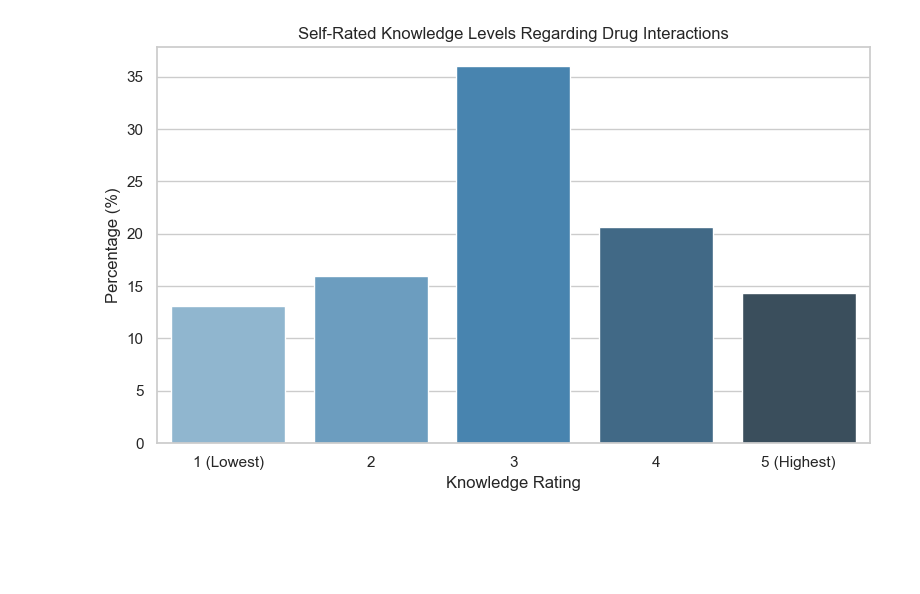
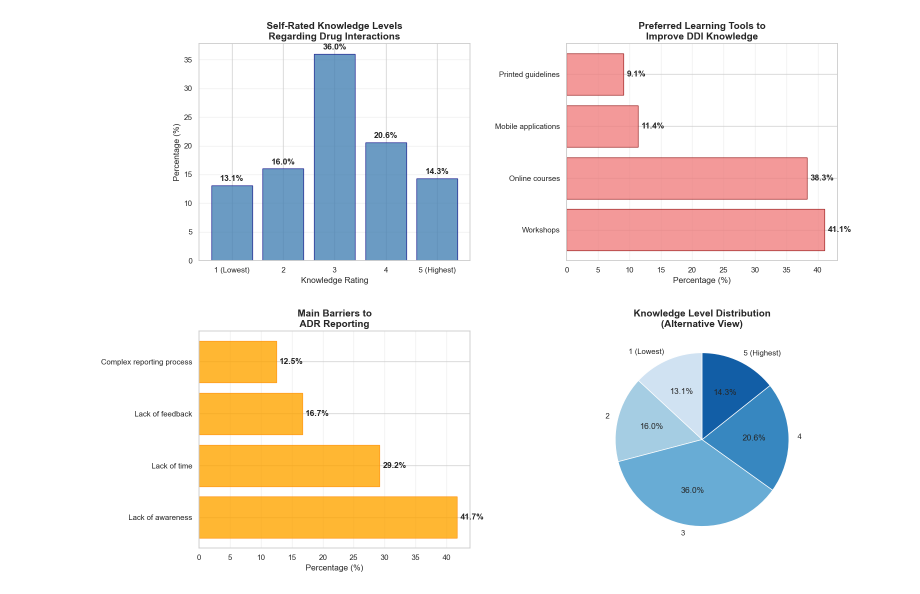
Before and after one commit to ahmedllshafiey/Drug-Interactions-Analysis, a Jupyter notebook: Notebook.ipynb, the cells around one changed output. Drawn from its saved outputs; the diff is of its cells as text; code cells hidden in the pictures; blank space fills up the shorter version.

```diff
--- a/Notebook.ipynb
+++ b/Notebook.ipynb
@@ -1,5 +14,16 @@
 # %%
+# Import required libraries
 import matplotlib.pyplot as plt
+import seaborn as sns
+import pandas as pd
+
+# Set global plot style and parameters
+plt.style.use('default')
+sns.set_palette("husl")
+plt.rcParams['figure.dpi'] = 100
+plt.rcParams['font.size'] = 12
+
+print("Libraries imported successfully!")
 
 # Data
 labels = ['Dentist', 'Medical Doctor', 'Nurse', 'Pharmacist', 'Physiotherapist', 'Others']
@@ -80,26 +165,88 @@ plt.show()
 # %%
 import matplotlib.pyplot as plt
 import seaborn as sns
 import pandas as pd
 
 # Set plot style
 sns.set(style="whitegrid")
 
 # 1. Knowledge Level Distribution Bar Chart
 knowledge_data = {
     "Knowledge Level": ["1 (Lowest)", "2", "3", "4", "5 (Highest)"],
     "Percentage": [13.1, 16.0, 36.0, 20.6, 14.3]
 }
 df_knowledge = pd.DataFrame(knowledge_data)
 
-# Plot
-plt.figure(figsize=(8, 5))
-sns.barplot(data=df_knowledge, x="Knowledge Level", y="Percentage",
-            hue="Knowledge Level", palette="Blues_d", legend=False)
-plt.title("Self-Rated Knowledge Levels Regarding Drug Interactions")
-plt.ylabel("Percentage (%)")
-plt.xlabel("Knowledge Rating")
-plt.tight_layout()
+# Preferred Learning Tools
+learning_data = {
+    "Method": ["Workshops", "Online courses", "Mobile applications", "Printed guidelines"],
+    "Percentage": [41.1, 38.3, 11.4, 9.1]
+}
+df_learning = pd.DataFrame(learning_data)
+
+# Main Barriers to ADR Reporting
+barriers_data = {
+    "Barrier": ["Lack of awareness", "Lack of time", "Lack of feedback", "Complex reporting process"],
+    "Percentage": [41.7, 29.2, 16.7, 12.5]
+}
+df_barriers = pd.DataFrame(barriers_data)
+
+# Create comprehensive visualization
+fig, axs = plt.subplots(2, 2, figsize=(16, 12))
+
+# 1. Knowledge Level Distribution
+bars1 = axs[0, 0].bar(df_knowledge["Knowledge Level"], df_knowledge["Percentage"],
+                      color='steelblue', alpha=0.8, edgecolor='navy')
+axs[0, 0].set_title("Self-Rated Knowledge Levels\nRegarding Drug Interactions",
+                    fontweight='bold', fontsize=14)
+axs[0, 0].set_ylabel("Percentage (%)")
+axs[0, 0].set_xlabel("Knowledge Rating")
+axs[0, 0].grid(axis='y', alpha=0.3)
+
+# Add percentage labels on bars
+for bar, pct in zip(bars1, df_knowledge["Percentage"]):
+    axs[0, 0].text(bar.get_x() + bar.get_width()/2, bar.get_height() + 0.5,
+                   f'{pct}%', ha='center', va='bottom', fontweight='bold')
+
+# 2. Preferred Learning Tools
+bars2 = axs[0, 1].barh(df_learning["Method"], df_learning["Percentage"],
+                       color='lightcoral', alpha=0.8, edgecolor='darkred')
+axs[0, 1].set_title("Preferred Learning Tools to\nImprove DDI Knowledge",
+                    fontweight='bold', fontsize=14)
+axs[0, 1].set_xlabel("Percentage (%)")
+axs[0, 1].grid(axis='x', alpha=0.3)
+
+# Add percentage labels
+for bar, pct in zip(bars2, df_learning["Percentage"]):
+    axs[0, 1].text(bar.get_width() + 0.5, bar.get_y() + bar.get_height()/2,
+                   f'{pct}%', ha='left', va='center', fontweight='bold')
+
+# 3. Main Barriers to ADR Reporting
+bars3 = axs[1, 0].barh(df_barriers["Barrier"], df_barriers["Percentage"],
+                       color='orange', alpha=0.8, edgecolor='darkorange')
+axs[1, 0].set_title("Main Barriers to\nADR Reporting", fontweight='bold', fontsize=14)
+axs[1, 0].set_xlabel("Percentage (%)")
+axs[1, 0].grid(axis='x', alpha=0.3)
+
+# Add percentage labels
+for bar, pct in zip(bars3, df_barriers["Percentage"]):
+    axs[1, 0].text(bar.get_width() + 0.5, bar.get_y() + bar.get_height()/2,
+                   f'{pct}%', ha='left', va='center', fontweight='bold')
+
+# 4. Knowledge Distribution Pie Chart (Alternative View)
+axs[1, 1].pie(df_knowledge["Percentage"], labels=df_knowledge["Knowledge Level"],
+              autopct='%1.1f%%', startangle=90, colors=plt.cm.Blues(range(50, 256, 40)))
+axs[1, 1].set_title("Knowledge Level Distribution\n(Alternative View)",
+                    fontweight='bold', fontsize=14)
+
+plt.tight_layout(pad=3.0)
 plt.show()
+
+# Print summary statistics
+print("KNOWLEDGE & LEARNING INSIGHTS:")
+print(f"• Most common knowledge level: Level 3 ({df_knowledge.loc[2, 'Percentage']}%)")
+print(f"• Combined high knowledge (4-5): {df_knowledge.loc[3, 'Percentage'] + df_knowledge.loc[4, 'Percentage']}%")
+print(f"• Top learning preference: {df_learning.loc[0, 'Method']} ({df_learning.loc[0, 'Percentage']}%)")
+print(f"• Main ADR reporting barrier: {df_barriers.loc[0, 'Barrier']} ({df_barriers.loc[0, 'Percentage']}%)")
 # %% [output]
-[figure, old version]
+[figure, new version]
```
Also changed, not shown: parts of 11 cells of this notebook, 2 other files.
